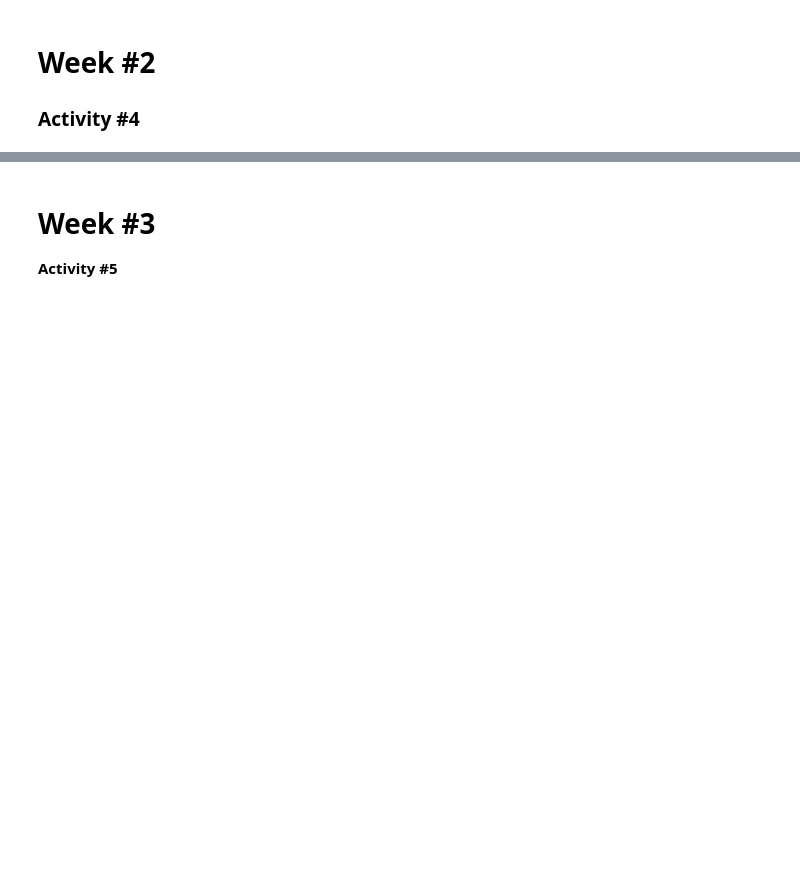
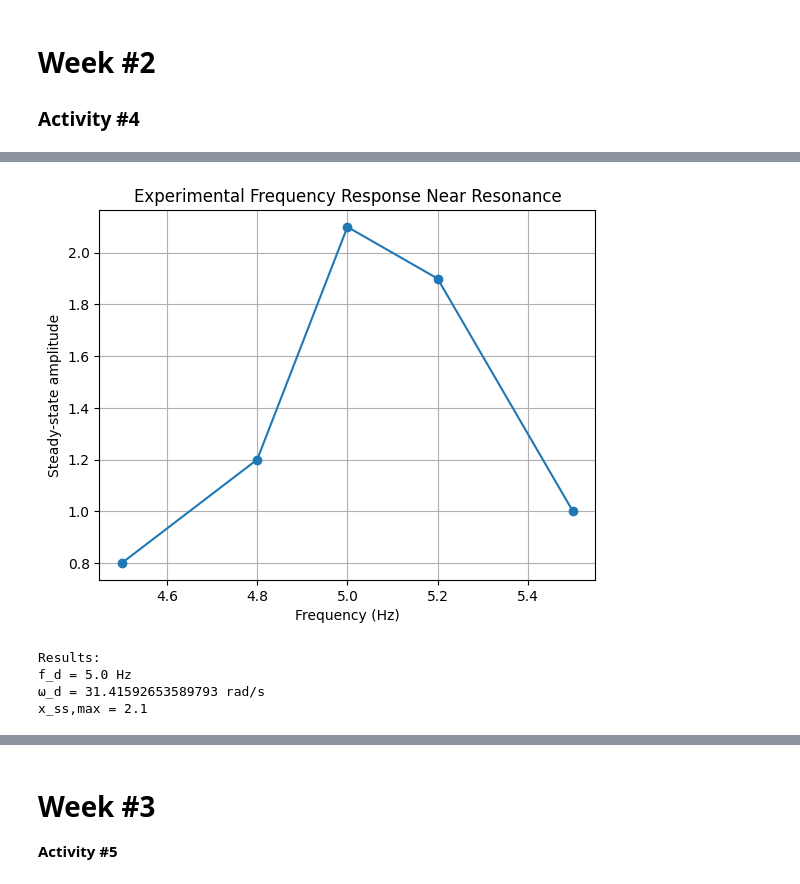
Before and after one commit to Du-nara/ME421-Mechanical-Systems-Lab-A3, a Jupyter notebook: Vibration/E_20_388_Vibration.ipynb, the cells around one changed output, grey strips where cells are left out. Cells and saved outputs as stored; diff of their text form; code cells hidden in the pictures; blank space fills up the shorter version.

```diff
--- a/Vibration/E_20_388_Vibration.ipynb
+++ b/Vibration/E_20_388_Vibration.ipynb
@@ -359,0 +407,40 @@ plt.show()
+# %%
+import numpy as np
+import matplotlib.pyplot as plt
+
+# -----------------------------
+# ENTER YOUR EXPERIMENTAL DATA HERE
+# -----------------------------
+f = np.array([4.5, 4.8, 5.0, 5.2, 5.5])      # Frequency in Hz
+x = np.array([0.8, 1.2, 2.1, 1.9, 1.0])      # Amplitude (mm or m)
+
+# -----------------------------
+# Plot FRF
+# -----------------------------
+plt.figure()
+plt.plot(f, x, marker="o")
+plt.xlabel("Frequency (Hz)")
+plt.ylabel("Steady-state amplitude")
+plt.title("Experimental Frequency Response Near Resonance")
+plt.grid(True)
+plt.show()
+
+# -----------------------------
+# Find resonance
+# -----------------------------
+i_peak = np.argmax(x)
+
+f_d = f[i_peak]
+x_ss_max = x[i_peak]
+omega_d = 2*np.pi*f_d
+
+print("Results:")
+print("f_d =", f_d, "Hz")
+print("ω_d =", omega_d, "rad/s")
+print("x_ss,max =", x_ss_max)
+# %% [output]
+[figure, added]
+Results:
+f_d = 5.0 Hz
+ω_d = 31.41592653589793 rad/s
+x_ss,max = 2.1
```
Also changed, not shown: parts of 7 cells of this notebook.
